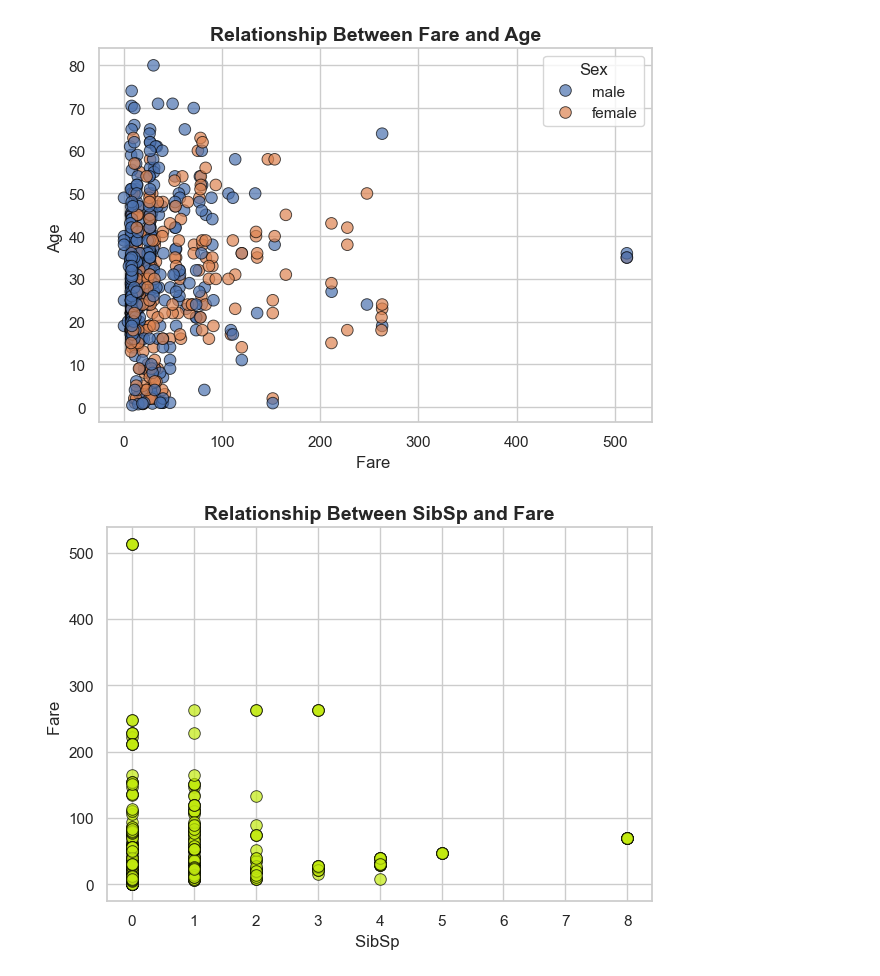
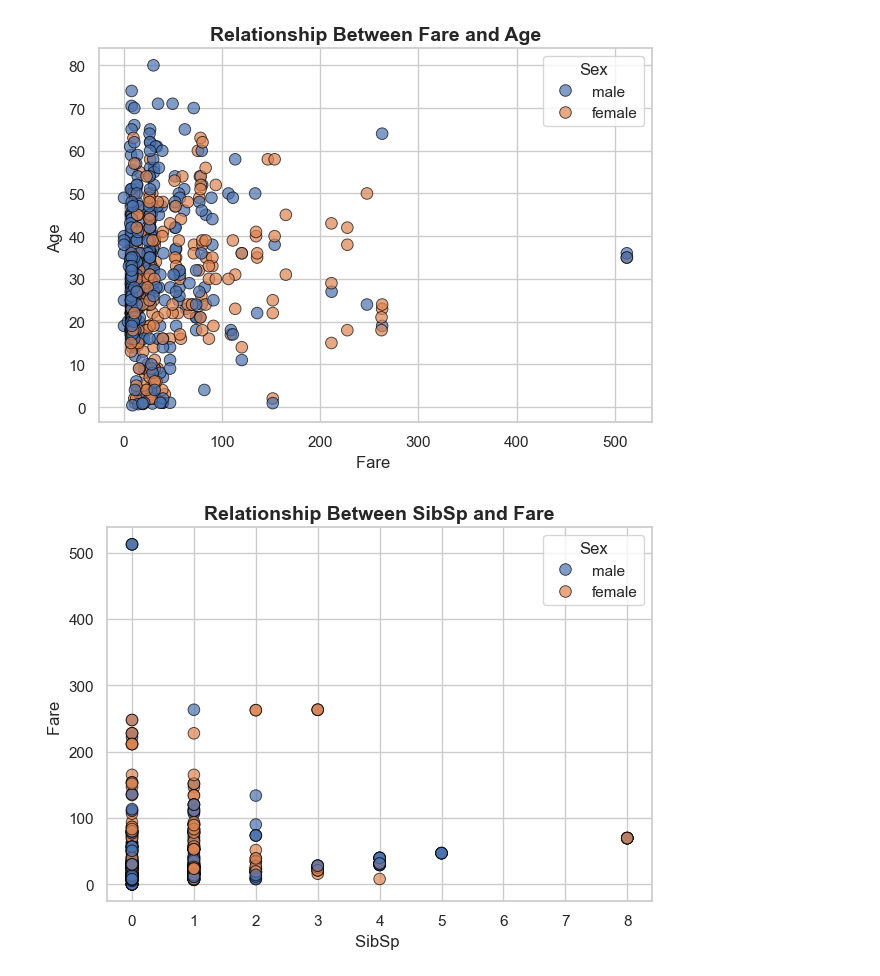
Before and after one commit to vanshdhameliya194-afk/vansh, a Jupyter notebook: demo.ipynb, the cells around one changed output. Cells and saved outputs as stored; diff of their text form; code cells hidden in the pictures.

```diff
--- a/demo.ipynb
+++ b/demo.ipynb
@@ -564,19 +563,19 @@ plt.show()
 # %%
 import seaborn as sns
 import matplotlib.pyplot as plt
 
 sns.set_theme(style="whitegrid")
 
 
-sns.scatterplot(data=ti,x='SibSp',y='Fare',color="#C2EA0F",s=70,alpha=0.7,edgecolor='black',)
+sns.scatterplot(data=ti,x='SibSp',y='Fare',hue='Sex',s=70,alpha=0.7,edgecolor='black',)
 
 plt.title('Relationship Between SibSp and Fare', fontsize=14, fontweight='bold')
 plt.xlabel('SibSp ', fontsize=12)
 plt.ylabel('Fare ', fontsize=12)
 
 plt.tight_layout()
 
 
 plt.show()
 # %% [output]
-[figure, old version]
+[figure, new version]
```
Also changed, not shown: parts of 16 cells of this notebook.
